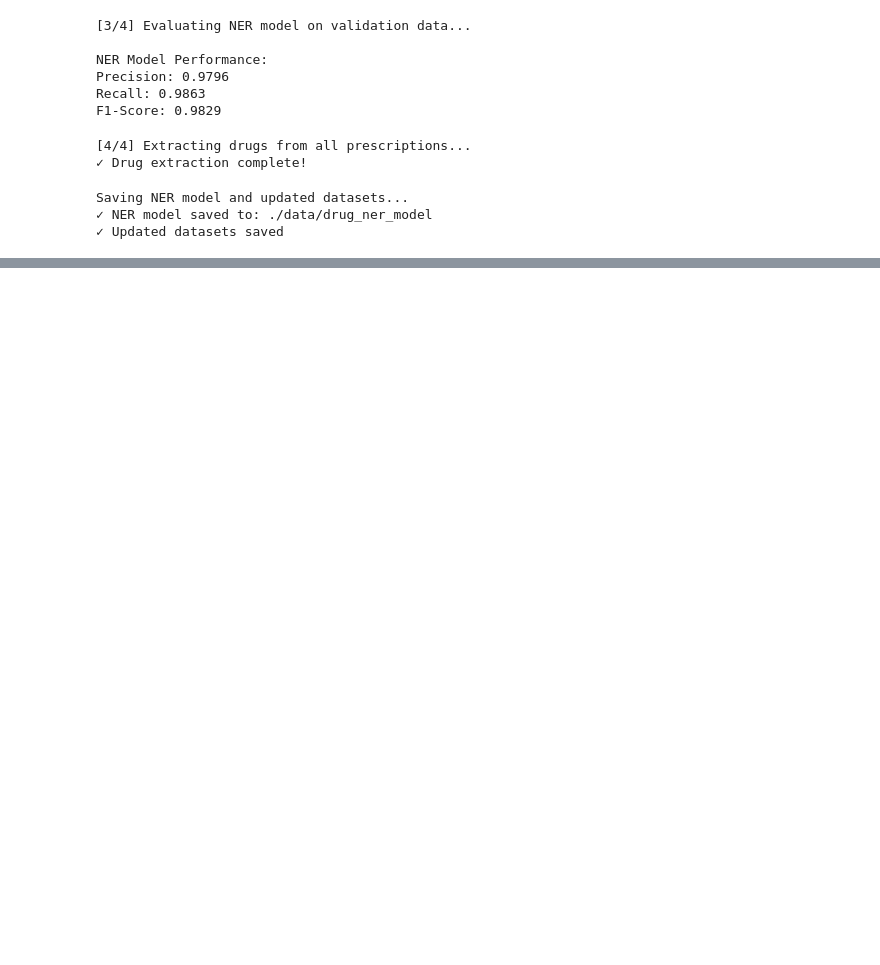
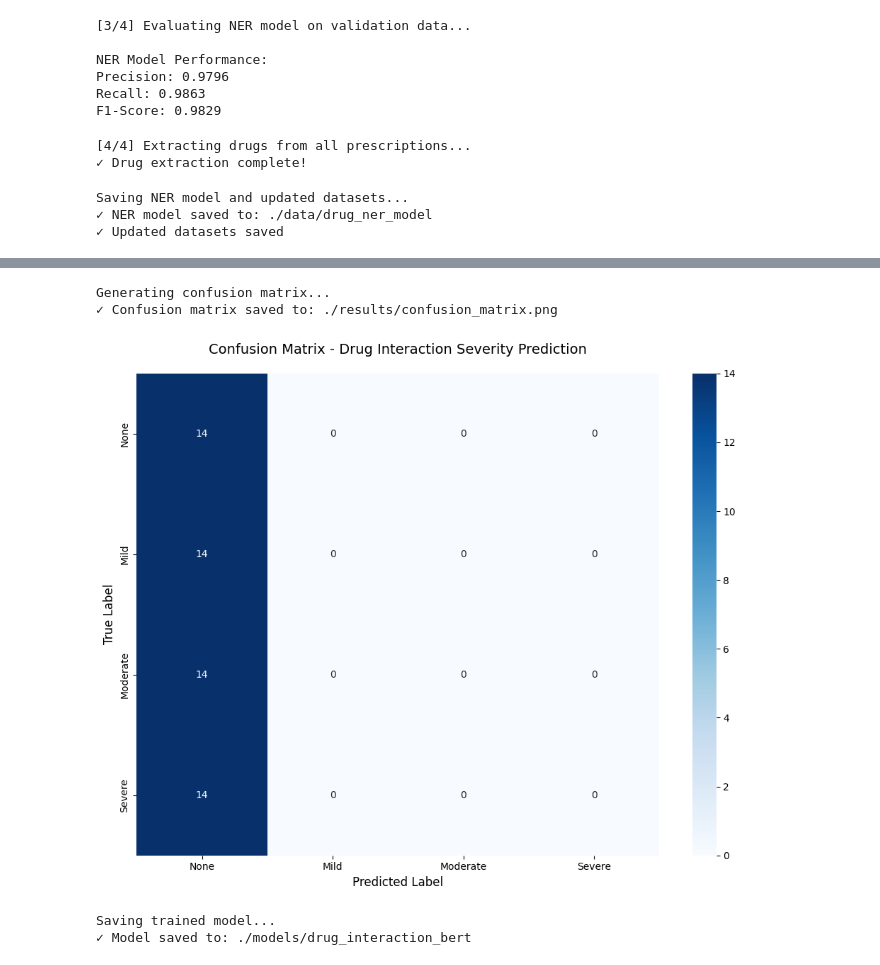
Before and after one commit to Yashrym/Asclepius, a Jupyter notebook: preprocessing.ipynb, the cells around one changed output, grey strips where cells are left out. Drawn from its saved outputs; the diff is of its cells as text; code cells hidden in the pictures; blank space fills up the shorter version.

Commit message:
feat: BERT-BASED DRUG INTERACTION DETECTION (DEEP LEARNING AI)

```diff
--- a/preprocessing.ipynb
+++ b/preprocessing.ipynb
@@ -919,0 +1125,14 @@ Proceed to Step 3: BERT-based Interaction Detection
+# %%
+# 7. TRAIN THE MODEL
+print("\n[5/6] Training BERT model...")
+print("This may take 10-20 minutes depending on your hardware...")
+
+# Initialize Trainer
+trainer = Trainer(
+    model=model,
+    args=training_args,
+    train_dataset=train_dataset,
+    eval_dataset=val_dataset,
+    compute_metrics=compute_metrics,
+    callbacks=[EarlyStoppingCallback(early_stopping_patience=2)]
+)
@@ -919,0 +1142,4 @@ Proceed to Step 3: BERT-based Interaction Detection
+# %%
+# Train the model
+trainer.train()
+print("\n✓ Training complete!")
@@ -919,0 +1200,40 @@ Proceed to Step 3: BERT-based Interaction Detection
+# %%
+# 9. CONFUSION MATRIX VISUALIZATION
+print("\nGenerating confusion matrix...")
+
+# Calculate confusion matrix
+cm = confusion_matrix(true_labels, predictions)
+
+# Plot confusion matrix
+plt.figure(figsize=(10, 8))
+sns.heatmap(
+    cm,
+    annot=True,
+    fmt='d',
+    cmap='Blues',
+    xticklabels=['None', 'Mild', 'Moderate', 'Severe'],
+    yticklabels=['None', 'Mild', 'Moderate', 'Severe']
+)
+plt.title('Confusion Matrix - Drug Interaction Severity Prediction', fontsize=14, pad=20)
+plt.ylabel('True Label', fontsize=12)
+plt.xlabel('Predicted Label', fontsize=12)
+plt.tight_layout()
+plt.savefig('./results/confusion_matrix.png', dpi=300, bbox_inches='tight')
+print("✓ Confusion matrix saved to: ./results/confusion_matrix.png")
+plt.show()
+# %% [output]
+Generating confusion matrix...
+✓ Confusion matrix saved to: ./results/confusion_matrix.png
+[figure, added]
+# %%
+# 10. SAVE THE TRAINED MODEL
+print("\nSaving trained model...")
+
+# Save model and tokenizer
+model.save_pretrained('./models/drug_interaction_bert')
+tokenizer.save_pretrained('./models/drug_interaction_bert')
+
+print("✓ Model saved to: ./models/drug_interaction_bert")
+# %% [output]
+Saving trained model...
+✓ Model saved to: ./models/drug_interaction_bert
```
Also changed, not shown: parts of 23 cells of this notebook, 1 other file.
